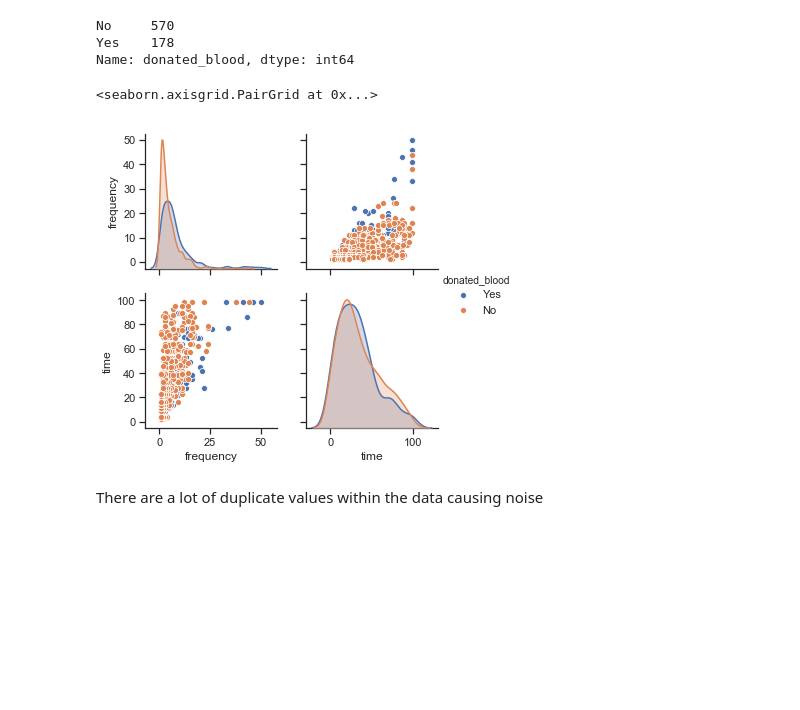
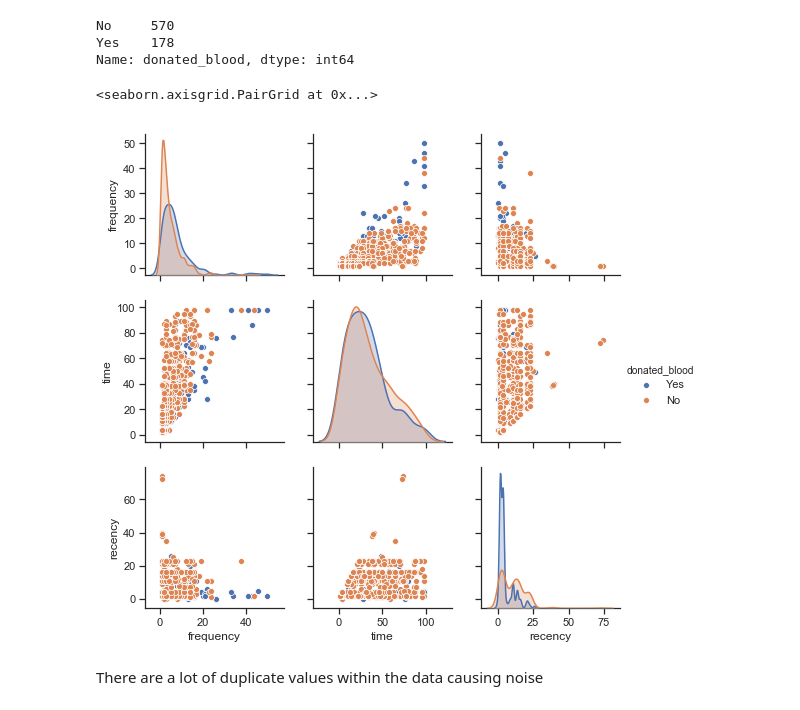
Before and after one commit to JonMcEntee/gatech, a Jupyter notebook: Machine Learning - Assignment 1 Blood Donor Data.ipynb, the cells around one changed output. Cells and saved outputs as stored; diff of their text form; code cells hidden in the pictures; blank space fills up the shorter version.

Commit message:
cleaned up blood donor workbook

```diff
--- a/Machine Learning - Assignment 1 Blood Donor Data.ipynb
+++ b/Machine Learning - Assignment 1 Blood Donor Data.ipynb
@@ -54,6 +33,0 @@ abalone_data.head()
-# %%
-sns.set(style='ticks')
-data_to_pairplot = abalone_data.drop(['shucked_weight'], axis=1)
-sns.pairplot(data_to_pairplot, hue='age_category', vars=['length', 'diameter', 'height',
-                                                         'whole_weight', 'viscera_weight',
-                                                         'shell_weight'])
@@ -85,9 +52,9 @@ Yes    178
 Name: donated_blood, dtype: int64
 # %%
 sns.set(style='ticks')
-sns.pairplot(blood_data, hue='donated_blood', vars=['frequency', 'time'])
+sns.pairplot(blood_data, hue='donated_blood', vars=['frequency', 'time', 'recency'])
 # %% [output]
 <seaborn.axisgrid.PairGrid at 0x...>
-[figure, old version]
+[figure, new version]
 # %%
 y = blood_data["donated_blood"]
```
Also changed, not shown: parts of 25 cells of this notebook.
